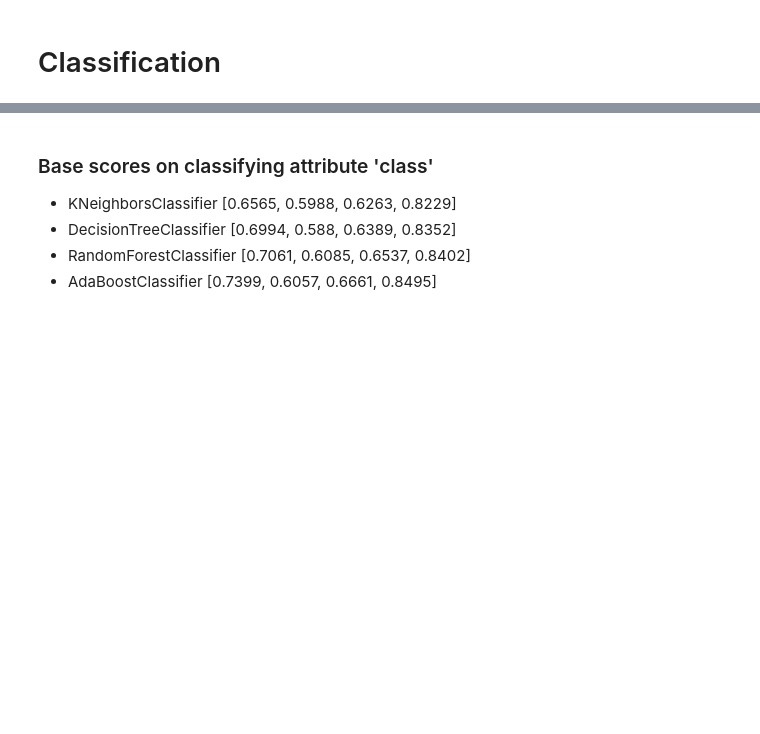
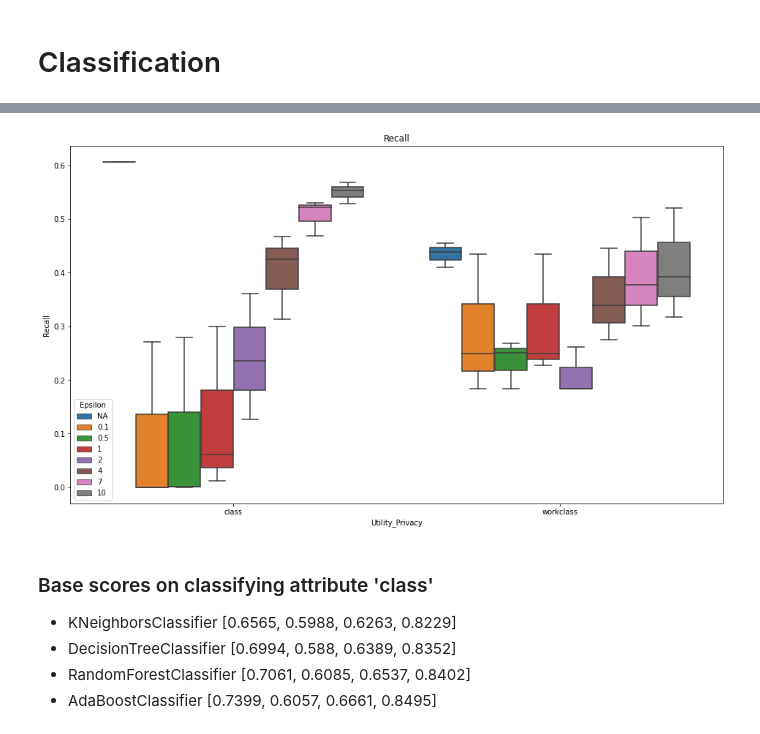
Before and after one commit to sraashis/graph-de-anonymization, a Jupyter notebook: AdultDataset.ipynb, the cells around one changed output, grey strips where cells are left out. Drawn from its saved outputs; the diff is of its cells as text; code cells hidden in the pictures; blank space fills up the shorter version.

```diff
--- a/AdultDataset.ipynb
+++ b/AdultDataset.ipynb
@@ -249,3 +262,10 @@ with open('noisy_scores.dat', 'wb') as fp:
+# %%
+sns.boxplot(x='Utility_Privacy', y='Recall', data=sdf, hue='Epsilon')
+plt.title('Recall')
+plt.savefig('Sensitivity.png', bbox_inches = 'tight',
+    pad_inches = 0)
+# %% [output]
+[figure, added]
 # %% [markdown]
 ### Base scores on classifying attribute 'class'
 - KNeighborsClassifier [0.6565, 0.5988, 0.6263, 0.8229]
```
Also changed, not shown: parts of 6 cells of this notebook.
